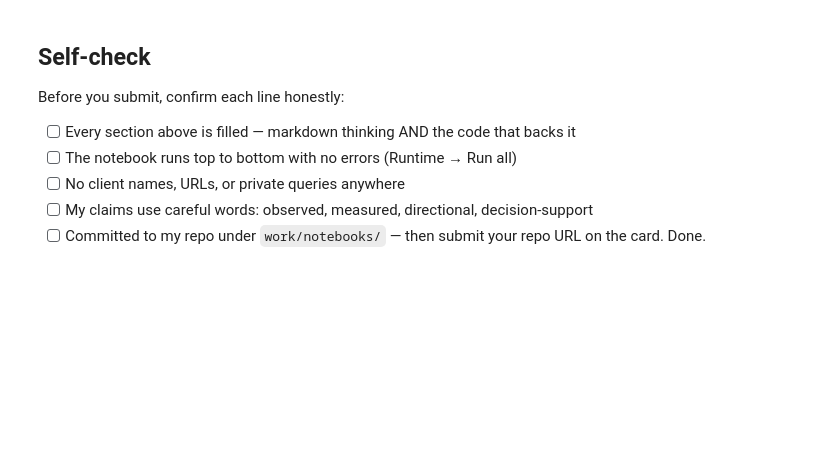
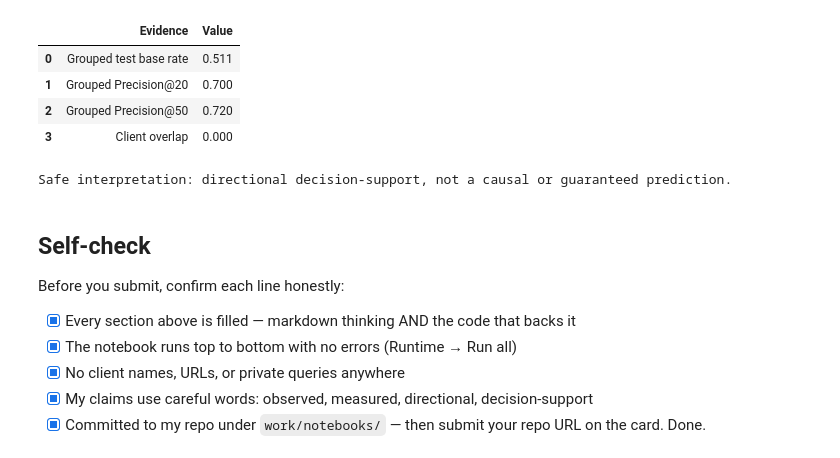
Before and after one commit to SyedaMalaika75/flyrank-ml-internship, a Jupyter notebook: work/notebooks/w06_validation_audit.ipynb, the cells around one changed output. Drawn from its saved outputs; the diff is of its cells as text; code cells hidden in the pictures; blank space fills up the shorter version.

Commit message:
Complete ML-09 validation and research claim audit

```diff
--- a/work/notebooks/w06_validation_audit.ipynb
+++ b/work/notebooks/w06_validation_audit.ipynb
@@ -37,10 +575,42 @@ This skeleton is yours to fill. Work the sections **in order** — each one has
+# %%
+claim_evidence = pd.DataFrame({
+    "Evidence": [
+        "Grouped test base rate",
+        "Grouped Precision@20",
+        "Grouped Precision@50",
+        "Client overlap"
+    ],
+    "Value": [
+        group_test["decline_label"].mean(),
+        group_p20,
+        group_p50,
+        client_overlap
+    ]
+})
+
+display(claim_evidence.round(3))
+
+assert client_overlap == 0
+assert not leaked_features
+
+print(
+    "Safe interpretation: directional decision-support, "
+    "not a causal or guaranteed prediction."
+)
+# %% [output]
+|  | Evidence | Value |
+| 0 | Grouped test base rate | 0.511 |
+| 1 | Grouped Precision@20 | 0.700 |
+| 2 | Grouped Precision@50 | 0.720 |
+| 3 | Client overlap | 0.000 |
+Safe interpretation: directional decision-support, not a causal or guaranteed prediction.
 # %% [markdown]
 ## Self-check
 
 Before you submit, confirm each line honestly:
 
-- [ ] Every section above is filled — markdown thinking AND the code that backs it
-- [ ] The notebook runs top to bottom with no errors (Runtime → Run all)
-- [ ] No client names, URLs, or private queries anywhere
-- [ ] My claims use careful words: observed, measured, directional, decision-support
-- [ ] Committed to my repo under `work/notebooks/` — then submit your repo URL on the card. Done.
+- [x] Every section above is filled — markdown thinking AND the code that backs it
+- [x] The notebook runs top to bottom with no errors (Runtime → Run all)
+- [x] No client names, URLs, or private queries anywhere
+- [x] My claims use careful words: observed, measured, directional, decision-support
+- [x] Committed to my repo under `work/notebooks/` — then submit your repo URL on the card. Done.
```
Also changed, not shown: parts of 14 cells of this notebook.
